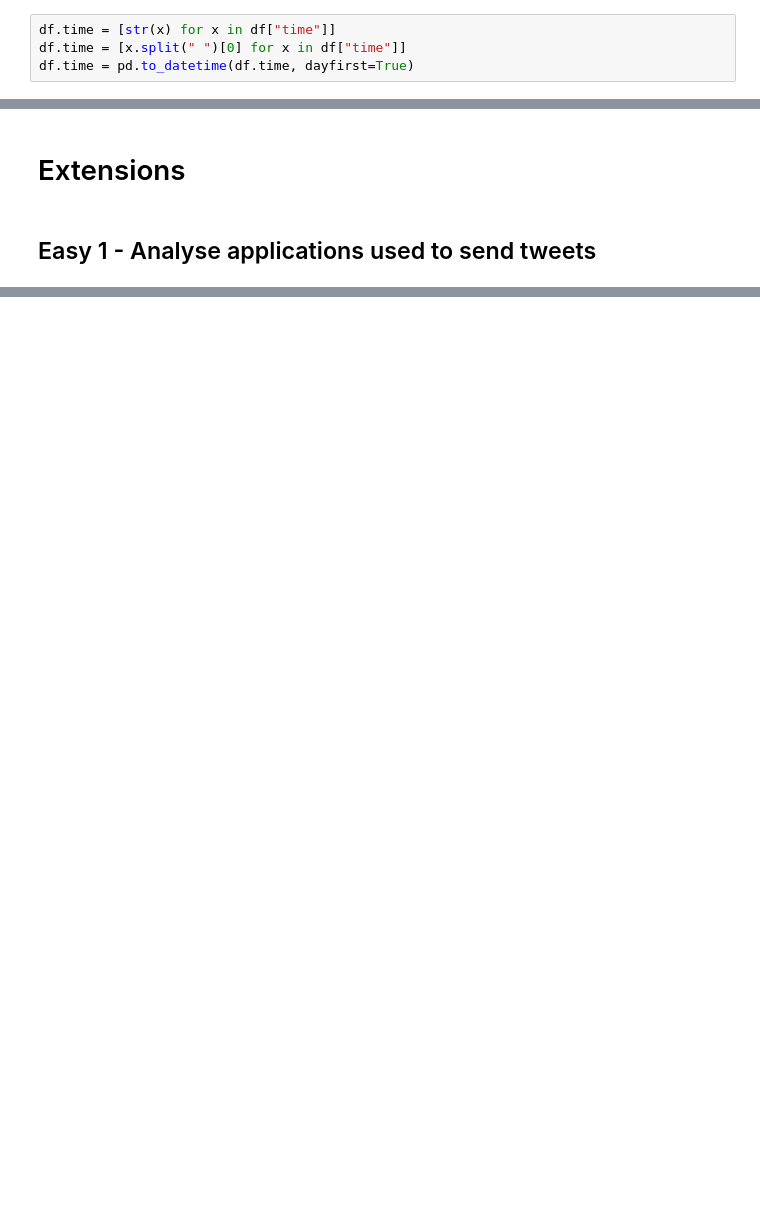
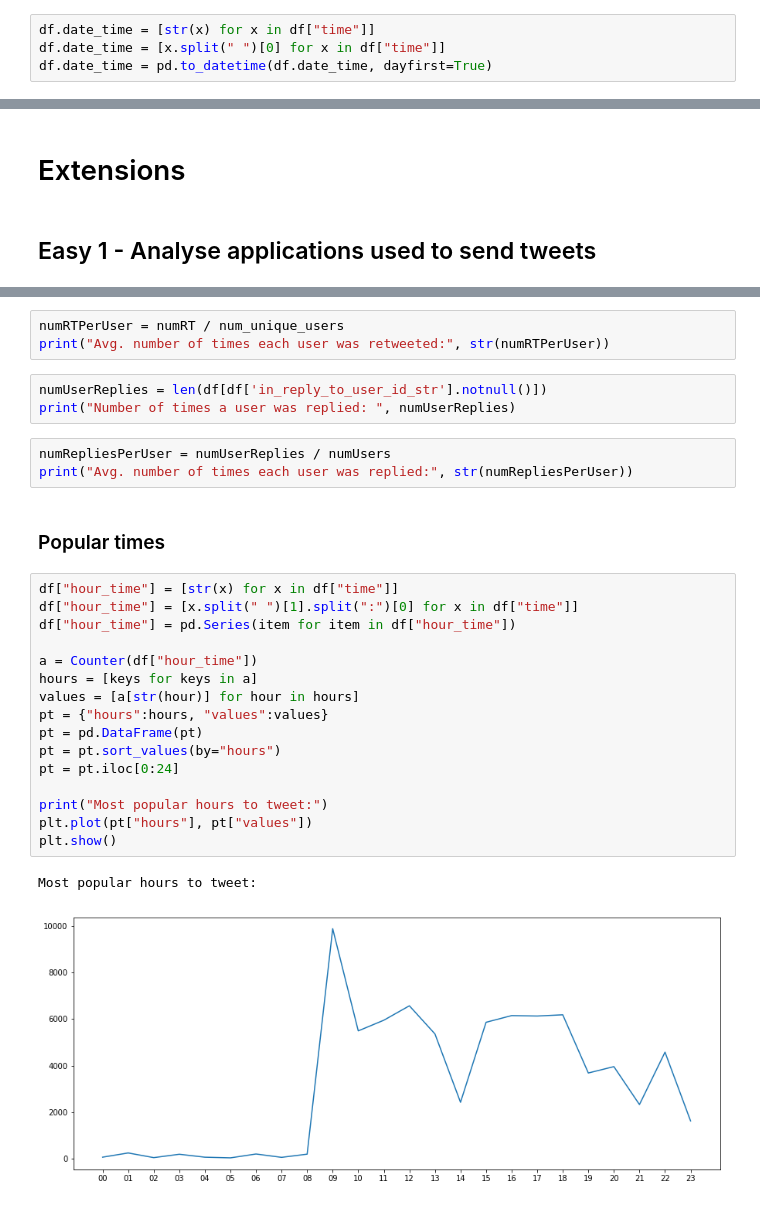
Before and after one commit to LewysW/CS2006-Python-2, a Jupyter notebook: src/CometLanding.ipynb, the cells around one changed output, grey strips where cells are left out. Saved outputs shown, nothing was run; the diff lists cells and outputs as text; blank space fills up the shorter version.

```diff
--- a/src/CometLanding.ipynb
+++ b/src/CometLanding.ipynb
@@ -166,9 +168,9 @@ plt.show()
 # %% [markdown]
 ### 3.2) The timeline of the tweets activity
 # %%
-df.time = [str(x) for x in df["time"]]
-df.time = [x.split(" ")[0] for x in df["time"]]
-df.time = pd.to_datetime(df.time, dayfirst=True)
+df.date_time = [str(x) for x in df["time"]]
+df.date_time = [x.split(" ")[0] for x in df["time"]]
+df.date_time = pd.to_datetime(df.date_time, dayfirst=True)
 # %%
 plt.rcParams["figure.figsize"] = [15, 6]
 #values = df["time"].value_counts()
@@ -229,0 +245,30 @@ plt.show()
+# %%
+numRTPerUser = numRT / num_unique_users
+print("Avg. number of times each user was retweeted:", str(numRTPerUser))
+# %%
+numUserReplies = len(df[df['in_reply_to_user_id_str'].notnull()])
+print("Number of times a user was replied: ", numUserReplies)
+# %%
+numRepliesPerUser = numUserReplies / numUsers
+print("Avg. number of times each user was replied:", str(numRepliesPerUser))
+# %% [markdown]
+### Popular times
+# %%
+df["hour_time"] = [str(x) for x in df["time"]]
+df["hour_time"] = [x.split(" ")[1].split(":")[0] for x in df["time"]]
+df["hour_time"] = pd.Series(item for item in df["hour_time"])
+
+a = Counter(df["hour_time"])
+hours = [keys for keys in a]
+values = [a[str(hour)] for hour in hours]
+pt = {"hours":hours, "values":values}
+pt = pd.DataFrame(pt)
+pt = pt.sort_values(by="hours")
+pt = pt.iloc[0:24]
+
+print("Most popular hours to tweet:")
+plt.plot(pt["hours"], pt["values"])
+plt.show()
+# %% [output]
+Most popular hours to tweet:
+[figure, added]
```
Also changed, not shown: parts of 10 cells of this notebook.
